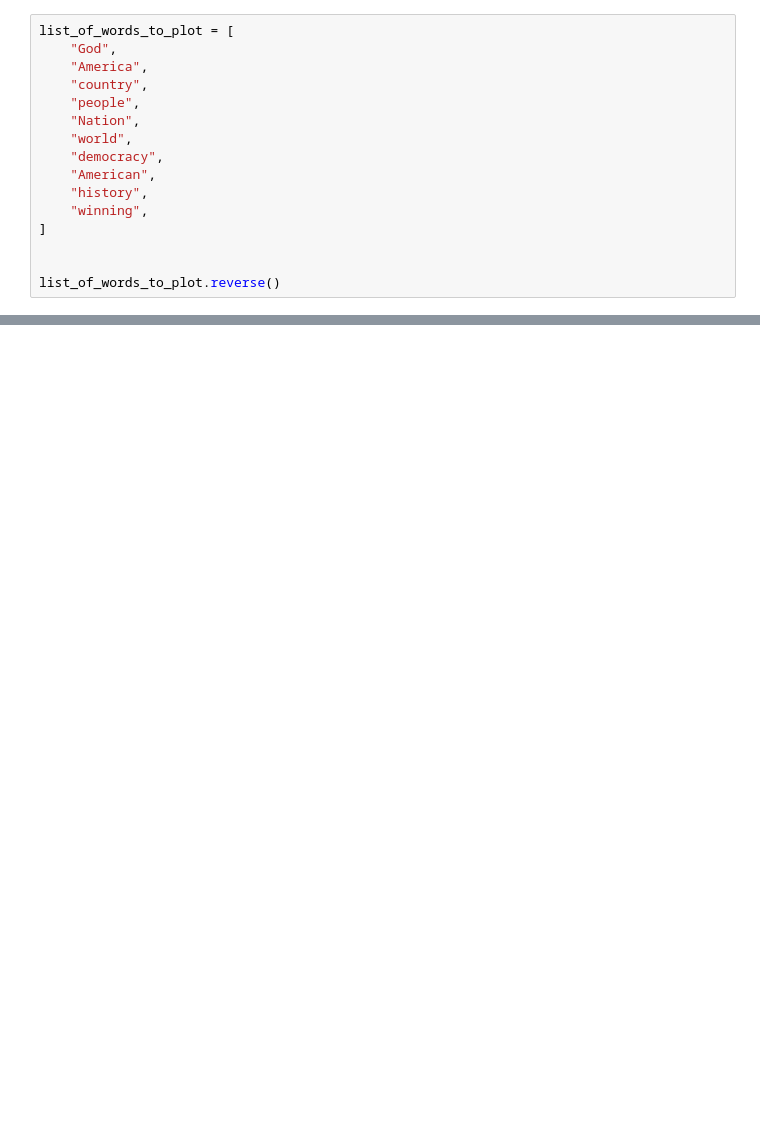
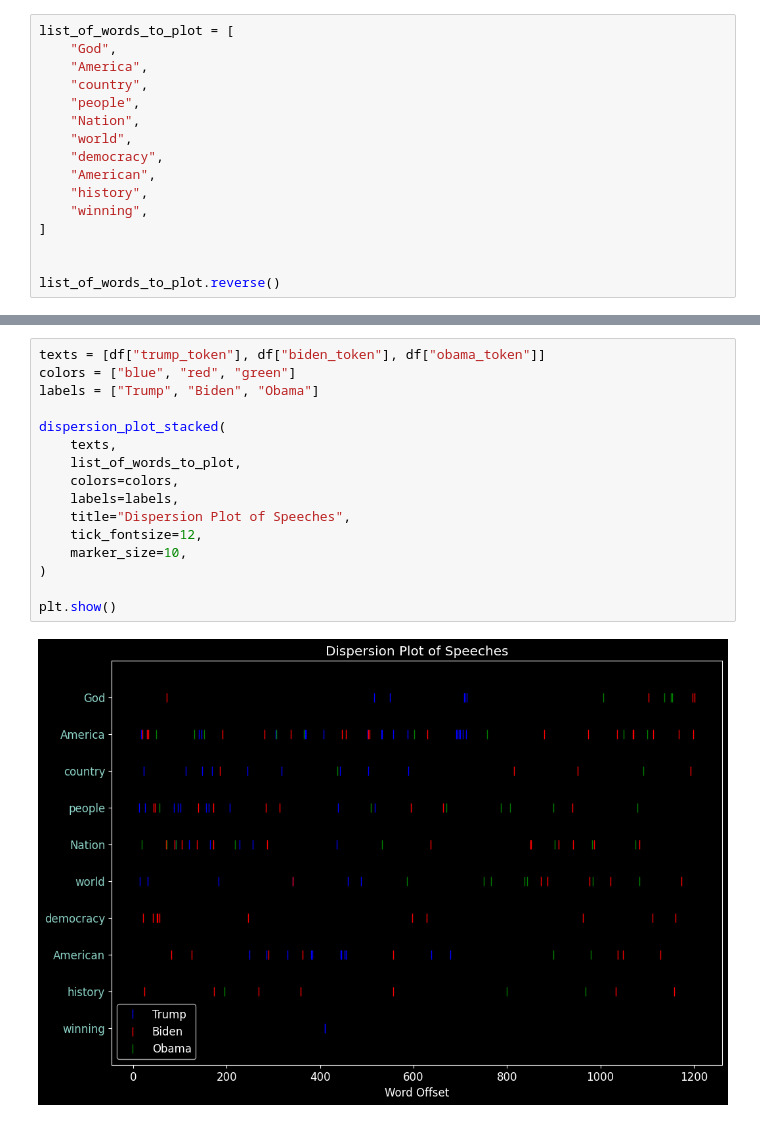
Before and after one commit to Luke-Chesley/Wiki-page-sentiment, a Jupyter notebook: Sentiment_of_wikipedia_pages.ipynb, the cells around one changed output, grey strips where cells are left out. Drawn from its saved outputs; the diff is of its cells as text; blank space fills up the shorter version.

```diff
--- a/Sentiment_of_wikipedia_pages.ipynb
+++ b/Sentiment_of_wikipedia_pages.ipynb
@@ -471,0 +559,18 @@ dispersion_plot(
+# %%
+texts = [df["trump_token"], df["biden_token"], df["obama_token"]]
+colors = ["blue", "red", "green"]
+labels = ["Trump", "Biden", "Obama"]
+
+dispersion_plot_stacked(
+    texts,
+    list_of_words_to_plot,
+    colors=colors,
+    labels=labels,
+    title="Dispersion Plot of Speeches",
+    tick_fontsize=12,
+    marker_size=10,
+)
+
+plt.show()
+# %% [output]
+[figure, added]
```
Also changed, not shown: parts of 6 cells of this notebook, 3 other files.
